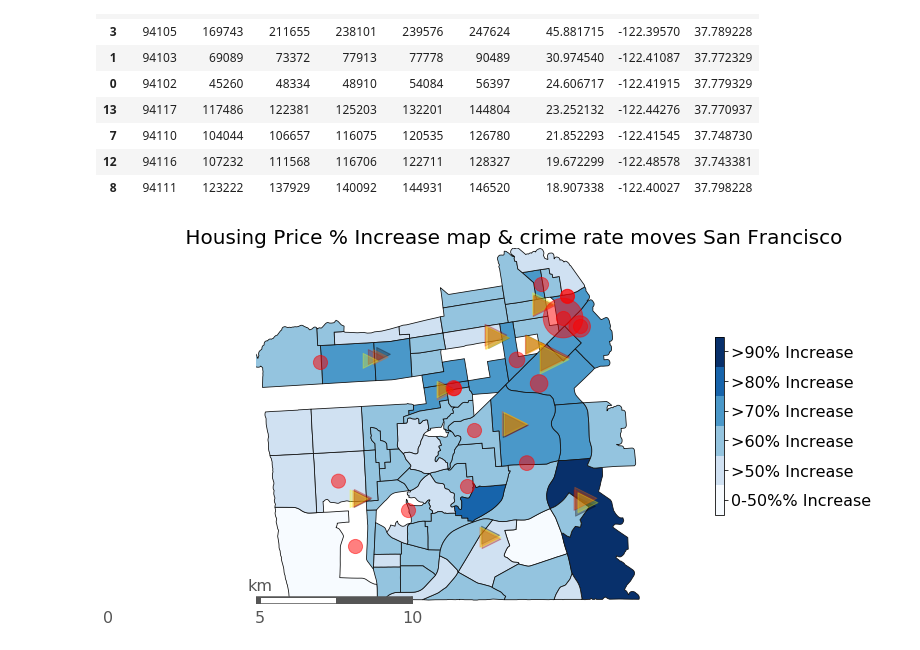
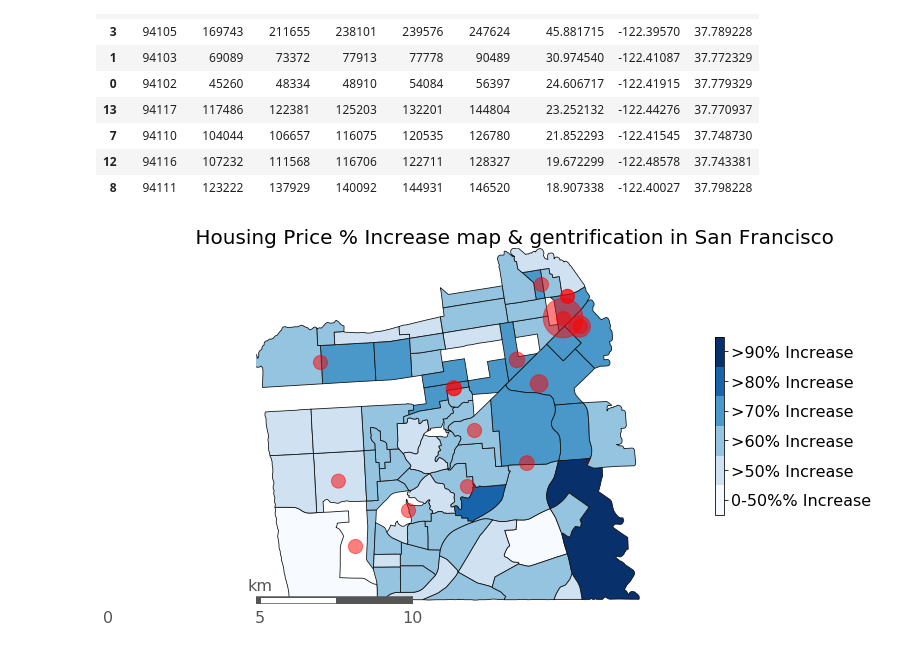
Before and after one commit to Hupi/Gentrification, a Jupyter notebook: Q3_Gentrification_add_api_data.ipynb, the cells around one changed output. Saved outputs shown, nothing was run; the diff lists cells and outputs as text; code cells hidden in the pictures.

```diff
--- a/Q3_Gentrification_add_api_data.ipynb
+++ b/Q3_Gentrification_add_api_data.ipynb
@@ -907,41 +953,41 @@ m.drawmapscale(coords[0], coords[1],
 
 # ncolors+1 because we're using a "zero-th" color
 cbar = custom_colorbar(cmap, ncolors=len(jenks_labels)+1, labels=jenks_labels, shrink=0.5)
 cbar.ax.tick_params(labelsize=16)
 
 
 ### overlay incidents data on top of map
 
 import matplotlib.cm as cm
 from matplotlib.colors import Normalize
 
 cmap = cm.hot
 norm = Normalize(vmin=2011, vmax=2015)
 
-for iyear in range(2000,2015,1):
-    aa = df_i1.loc[(df_i1.index.get_level_values('year') == iyear)]
-    #cats = aa.index.get_level_values('category').values
-    #tempmark = [mapping[cat] for cat in cats]
-    lons = aa.x['mean'].values
-    lats = aa.y['mean'].values
-    incounts= aa.x['count'].values
-    x,y = m(lons, lats)
+#for iyear in range(2011,2015,1):
+#    aa = df_i1.loc[(df_i1.index.get_level_values('year') == iyear)]
+#    #cats = aa.index.get_level_values('category').values
+#    #tempmark = [mapping[cat] for cat in cats]
+#    lons = aa.x['mean'].values
+#    lats = aa.y['mean'].values
+#    incounts= aa.x['count'].values
+#    x,y = m(lons, lats)
    # plt.scatter(x, y, s=incounts, c=cmap(norm(iyear)),marker=tempmark, alpha=0.3)
-    plt.scatter(x, y, s=incounts, c=cmap(norm(iyear)),marker ='>',alpha=0.3)
+#    plt.scatter(x, y, s=incounts, c=cmap(norm(iyear)),marker ='>',alpha=0.3)
 
 ### mark regions with high income increase rates from 2011-2015
 xx, yy = m(np.array(df_pop_gen['lon']), np.array(df_pop_gen['lat']))
 plt.scatter(xx,yy,s=200, c='r',alpha=0.5)
 
 xx, yy = m(np.array(df_gen['lon']), np.array(df_gen['lat']))
 plt.scatter(xx,yy,s=df_gen.increase_rate*10, c='r',alpha=0.5)
 
-fig.suptitle(" Housing Price % Increase map & crime rate moves San Francisco", fontsize = 5, fontdict={'size':20, 'fontweight':'bold'}, y=0.92)
+fig.suptitle(" Housing Price % Increase map & gentrification in San Francisco", fontsize = 5, fontdict={'size':20, 'fontweight':'bold'}, y=0.92)
 #ax.set_title("Using location data collected from my Android phone via Google Takeout", fontsize=14, y=0.98)
 # qax.text(1.35, 0.04, "Collected from 2012-2014 on Android 4.2-4.4\nGeographic data provided by data.seattle.gov",
 #     ha='right', color='#555555', style='italic', transform=ax.transAxes)
 # ax.text(1.35, 0.01, "BeneathData.com", color='#555555', fontsize=16, ha='right', transform=ax.transAxes)
 
 plt.savefig('San Francisco 2011-2015 housing price changes.png', dpi=100, frameon=False, bbox_inches='tight', pad_inches=0.5, facecolor='#F2F2F2')
 # %% [output]
-[figure, old version]
+[figure, new version]
```
Also changed, not shown: parts of 27 cells of this notebook.
